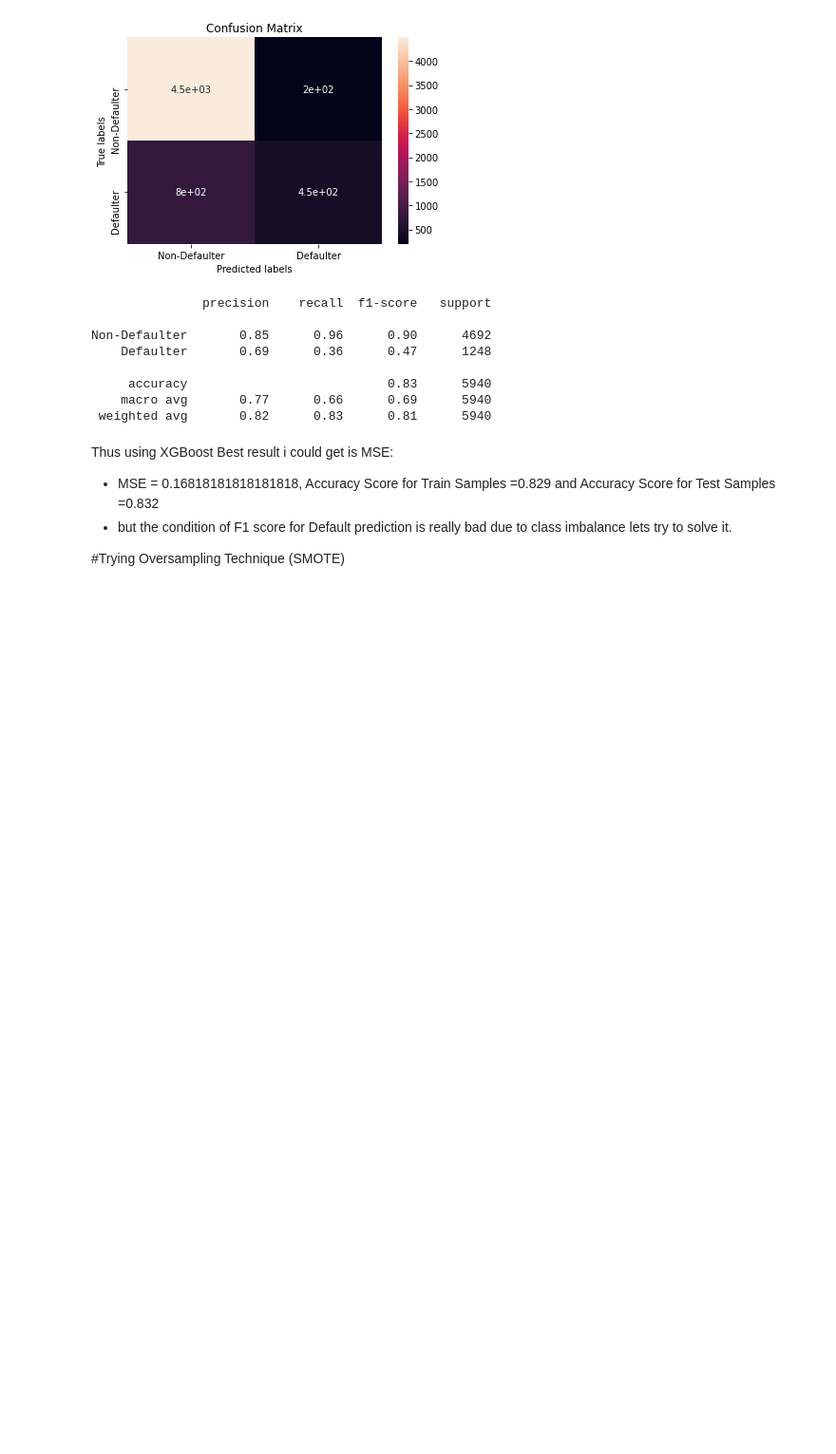
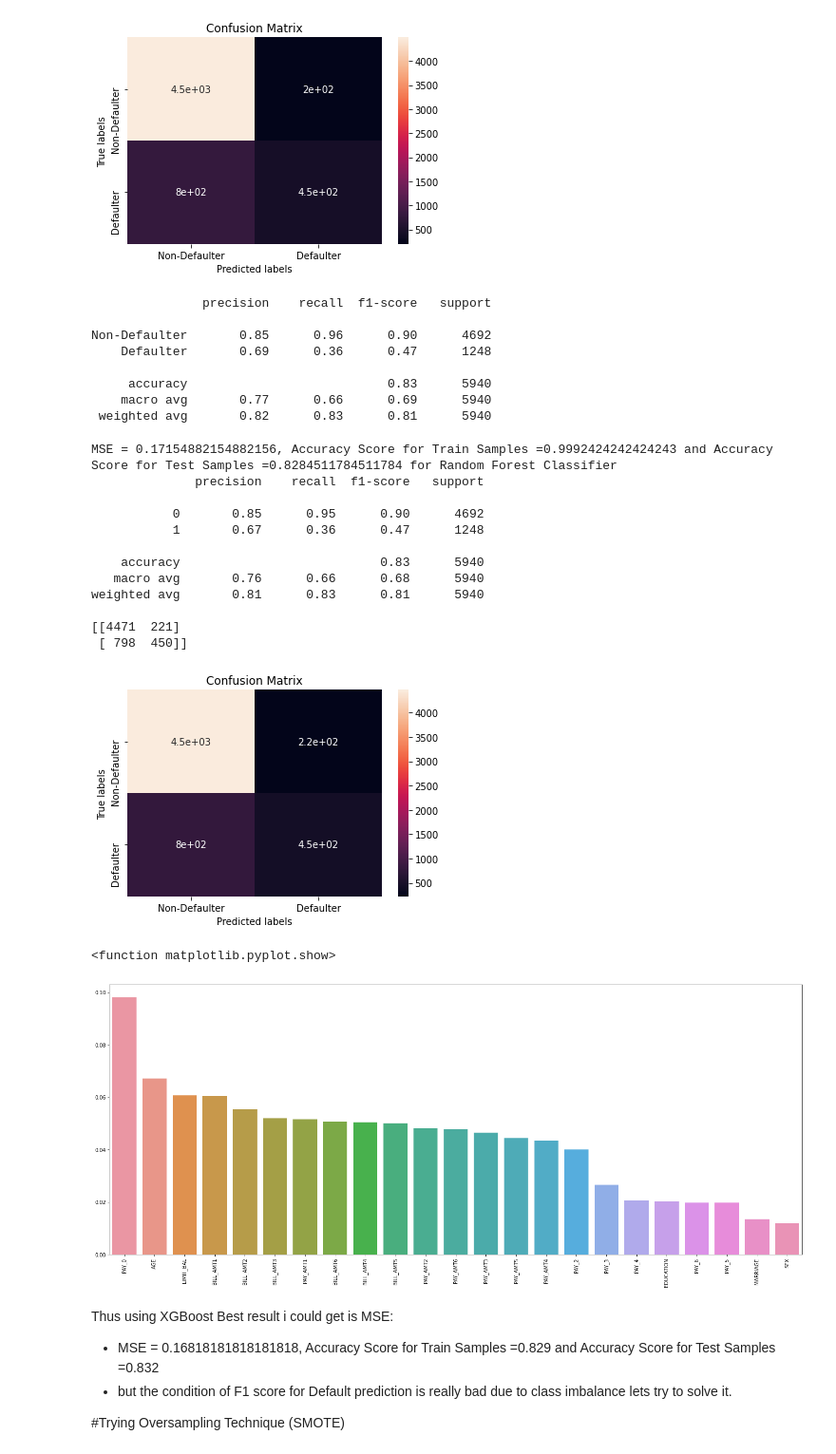
Before and after one commit to pranav168/Credit-Card-Default-Prediction, a Jupyter notebook: Credit_Card_Default_Prediction_final_Capstone_Project.ipynb, the cells around one changed output. Shown at 95% size. Drawn from its saved outputs; the diff is of its cells as text; code cells hidden in the pictures; blank space fills up the shorter version.

```diff
--- a/Credit_Card_Default_Prediction_final_Capstone_Project.ipynb
+++ b/Credit_Card_Default_Prediction_final_Capstone_Project.ipynb
@@ -405,6 +405,48 @@ Non-Defaulter       0.85      0.96      0.90      4692
      accuracy                           0.83      5940
     macro avg       0.77      0.66      0.69      5940
  weighted avg       0.82      0.83      0.81      5940
+# %%
+model=RandomForestClassifier(n_estimators=100)
+model.fit(X_train,y_train)
+y_pred_test=model.predict(X_test)
+y_pred_train=model.predict(X_train)
+accuracy_score_test=accuracy_score(y_test,y_pred_test)
+accuracy_score_train=accuracy_score(y_train,y_pred_train)
+mse=mean_squared_error(y_test,y_pred_test)
+print(f'MSE = {mse}, Accuracy Score for Train Samples ={accuracy_score_train} and Accuracy Score for Test Samples ={accuracy_score_test} for Random Forest Classifier')
+print(classification_report(y_test,y_pred_test))
+labels = ['Non-Defaulter', 'Defaulter']
+cm_test = confusion_matrix(y_test, y_pred_test)
+print(cm_test)
+ax= plt.subplot()
+sns.heatmap(cm_test, annot=True, ax = ax)
+ax.set_xlabel('Predicted labels')
+ax.set_ylabel('True labels')
+ax.set_title('Confusion Matrix')
+ax.xaxis.set_ticklabels(labels)
+ax.yaxis.set_ticklabels(labels)
+plt.show()
+important_Feature=pd.Series(model.feature_importances_, X_train.columns).sort_values(ascending=False)
+plt.figure(figsize=(25,10))
+sns.barplot(important_Feature.index,important_Feature.values)
+plt.xticks(rotation=90)
+plt.show
+# %% [output]
+MSE = 0.17154882154882156, Accuracy Score for Train Samples =0.9992424242424243 and Accuracy Score for Test Samples =0.8284511784511784 for Random Forest Classifier
+              precision    recall  f1-score   support
+
+           0       0.85      0.95      0.90      4692
+           1       0.67      0.36      0.47      1248
+
+    accuracy                           0.83      5940
+   macro avg       0.76      0.66      0.68      5940
+weighted avg       0.81      0.83      0.81      5940
+
+[[4471  221]
+ [ 798  450]]
+[figure, added]
+<function matplotlib.pyplot.show>
+[figure, added]
 # %% [markdown]
 Thus using XGBoost Best result i could get is MSE:
 
```
Also changed, not shown: parts of 11 cells of this notebook.
